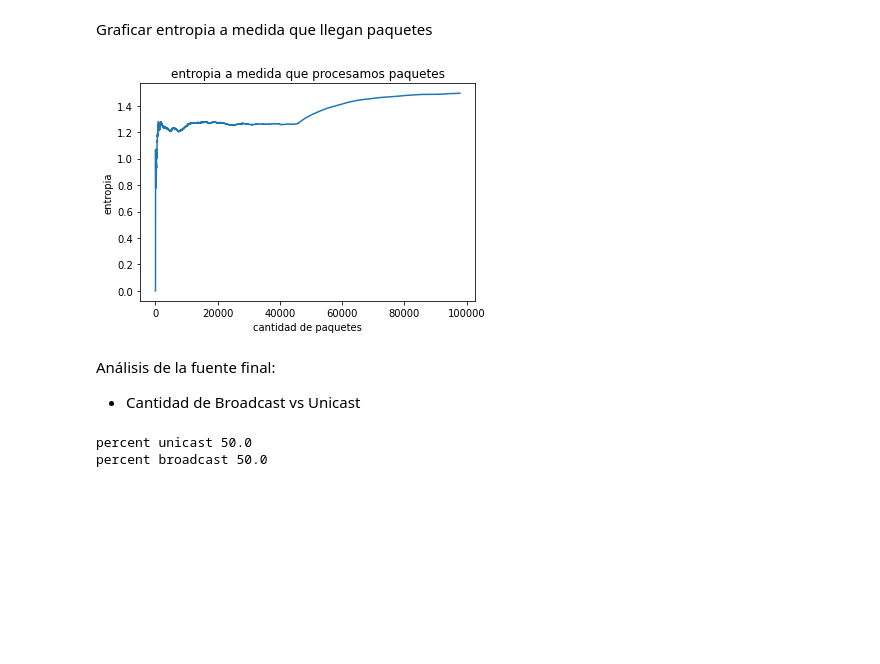
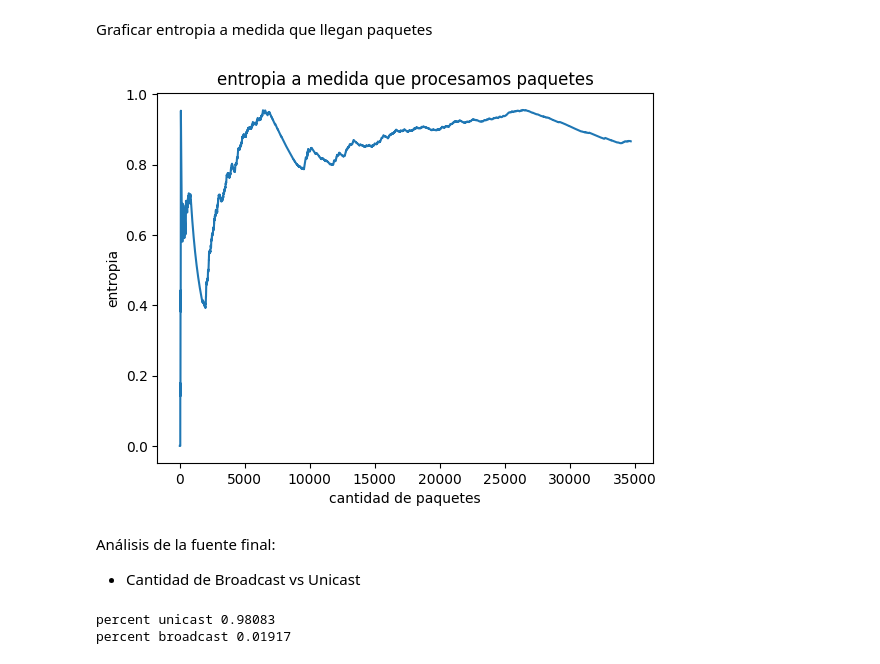
Before and after one commit to paulitapb/TP1_redes, a Jupyter notebook: analisis_paquetes.ipynb, the cells around one changed output. Saved outputs shown, nothing was run; the diff lists cells and outputs as text; code cells hidden in the pictures; blank space fills up the shorter version.

```diff
--- a/analisis_paquetes.ipynb
+++ b/analisis_paquetes.ipynb
@@ -10,26 +12,20 @@ import utils
 # %% [markdown]
 Graficar entropia a medida que llegan paquetes
 # %%
-plt.plot(get_entropy())
+plt.plot(utilsC.get_entropy("cafeteria/fuente_ent_info_v4.txt"))
 plt.title("entropia a medida que procesamos paquetes")
 plt.xlabel("cantidad de paquetes")
 plt.ylabel("entropia")
 plt.show()
 # %% [output]
-[figure, old version]
+[figure, new version]
 # %% [markdown]
 Análisis de la fuente final:
  - Cantidad de Broadcast vs Unicast
 # %%
-unicast_broadcast_symbol, protocol = show_source()
-
-unicast_broadcast_counter = collections.Counter(unicast_broadcast_symbol)
-
-percent_unicast = 100*unicast_broadcast_counter['UNICAST'] /np.sum(list(unicast_broadcast_counter.values()))
-percent_broadcast = 100- percent_unicast
-
+unicast_broadcast_symbol, protocol, percent_unicast, percent_broadcast = utilsC.show_source("cafeteria/fuente_final_sin_entropia.txt")
 print("percent unicast", percent_unicast)
 print("percent broadcast", percent_broadcast)
 # %% [output]
-percent unicast 50.0
-percent broadcast 50.0
+percent unicast 0.98083
+percent broadcast 0.01917
```
Also changed, not shown: parts of 2 cells of this notebook, 11 other files.
